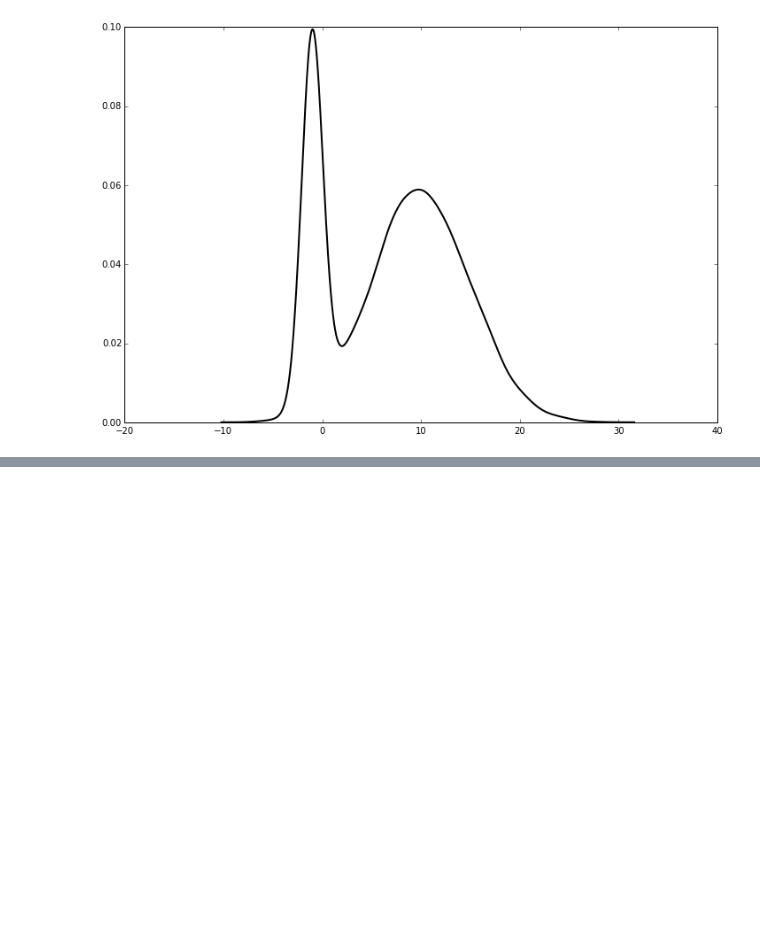
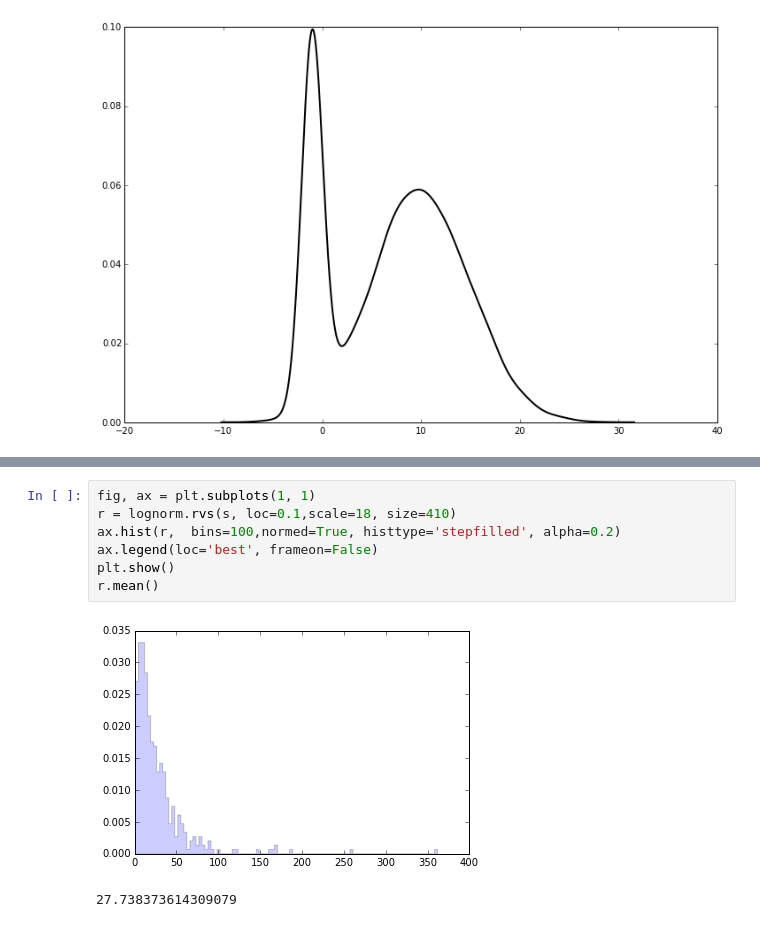
Before and after one commit to TeamUno/project, a Jupyter notebook: initial-exploration/stats.ipynb, the cells around one changed output, grey strips where cells are left out. Saved outputs shown, nothing was run; the diff lists cells and outputs as text; blank space fills up the shorter version.

```diff
--- a/initial-exploration/stats.ipynb
+++ b/initial-exploration/stats.ipynb
@@ -393,0 +441,10 @@ ax.plot(kde.support, kde.density, lw=2, color='black')
+# %%
+fig, ax = plt.subplots(1, 1)
+r = lognorm.rvs(s, loc=0.1,scale=18, size=410)
+ax.hist(r,  bins=100,normed=True, histtype='stepfilled', alpha=0.2)
+ax.legend(loc='best', frameon=False)
+plt.show()
+r.mean()
+# %% [output]
+[figure, added]
+27.738373614309079
```
Also changed, not shown: parts of 6 cells of this notebook.
